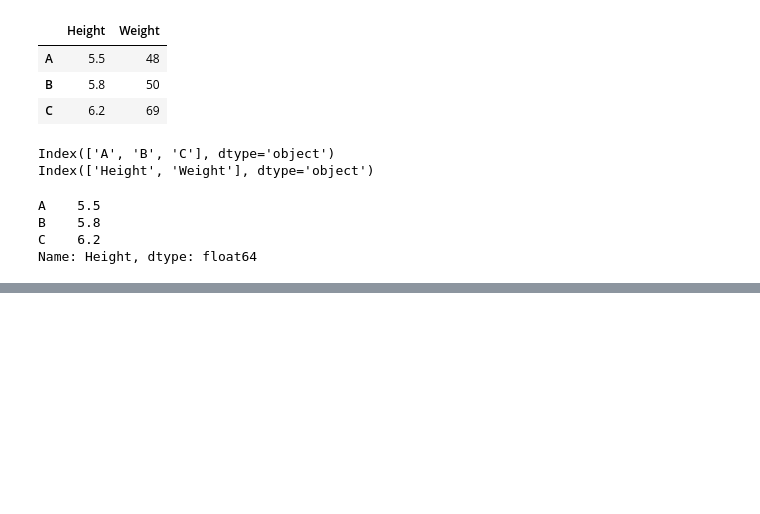
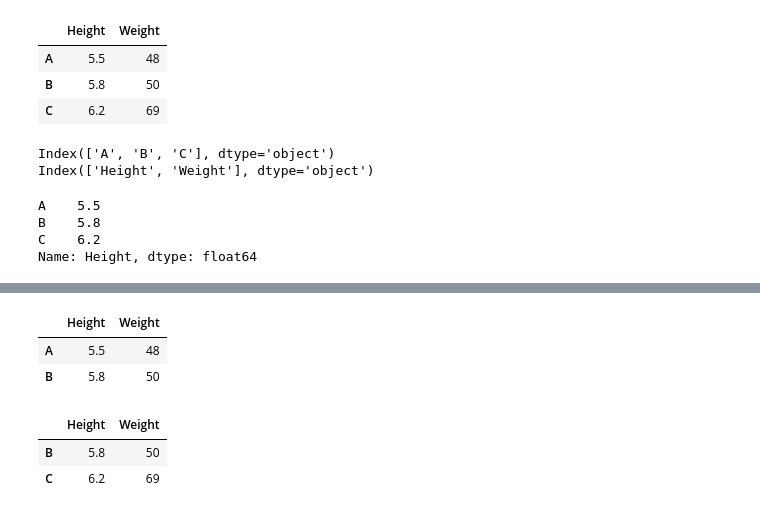
Before and after one commit to Pepcoders/Data-Science-February, a Jupyter notebook: Pandas/Pandas.ipynb, the cells around one changed output, grey strips where cells are left out. Saved outputs shown, nothing was run; the diff lists cells and outputs as text; code cells hidden in the pictures; blank space fills up the shorter version.

```diff
--- a/Pandas/Pandas.ipynb
+++ b/Pandas/Pandas.ipynb
@@ -238,0 +344,12 @@ Name: Height, dtype: float64
+# %%
+df.head(2)
+# %% [output]
+|  | Height | Weight |
+| A | 5.5 | 48 |
+| B | 5.8 | 50 |
+# %%
+df.tail(2)
+# %% [output]
+|  | Height | Weight |
+| B | 5.8 | 50 |
+| C | 6.2 | 69 |
```
Also changed, not shown: parts of 18 cells of this notebook.
